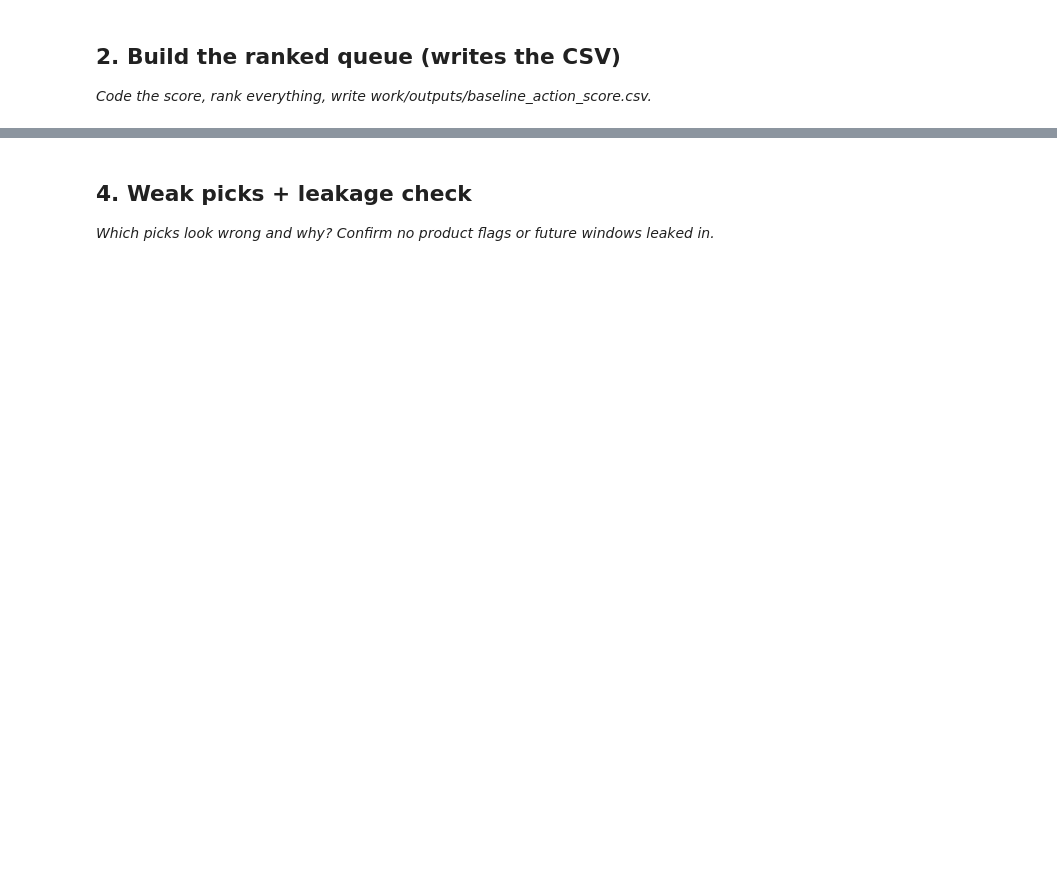
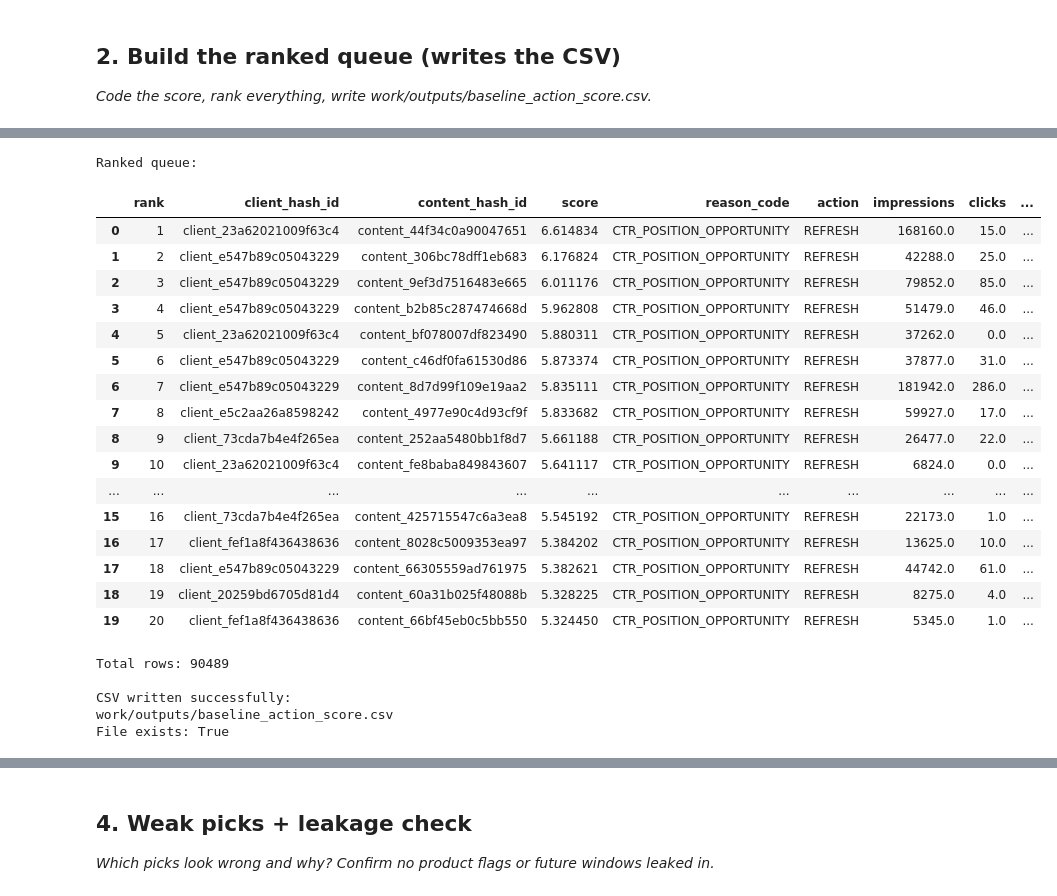
Before and after one commit to Anshikaag-28/Anshika-FlyRank-ML, a Jupyter notebook: work/notebooks/w04_baseline_score.ipynb, the cells around one changed output, grey strips where cells are left out. Saved outputs shown, nothing was run; the diff lists cells and outputs as text; code cells hidden in the pictures; blank space fills up the shorter version.

```diff
--- a/work/notebooks/w04_baseline_score.ipynb
+++ b/work/notebooks/w04_baseline_score.ipynb
@@ -94,0 +211,79 @@ Rows: 90489
+# %%
+# Rank all pages by baseline score
+import os
+
+queue = (
+    baseline
+    .sort_values(
+        by=["score", "impressions"],
+        ascending=[False, False]
+    )
+    .reset_index(drop=True)
+)
+
+queue["rank"] = np.arange(1, len(queue) + 1)
+
+queue = queue[
+    [
+        "rank",
+        "client_hash_id",
+        "content_hash_id",
+        "score",
+        "reason_code",
+        "action",
+        "impressions",
+        "clicks",
+        "sessions",
+        "ctr",
+        "avg_position",
+        "expected_ctr",
+        "ctr_gap"
+    ]
+]
+
+print("Ranked queue:")
+display(queue.head(20))
+
+print("\nTotal rows:", len(queue))
+
+output_dir = "work/outputs"
+os.makedirs(output_dir, exist_ok=True)
+
+output_path = os.path.join(
+    output_dir,
+    "baseline_action_score.csv"
+)
+
+queue.to_csv(
+    output_path,
+    index=False
+)
+
+print("\nCSV written successfully:")
+print(output_path)
+
+print("File exists:", os.path.exists(output_path))
+# %% [output]
+Ranked queue:
+|  | rank | client_hash_id | content_hash_id | score | reason_code | action | impressions | clicks | ... |
+| 0 | 1 | client_23a62021009f63c4 | content_44f34c0a90047651 | 6.614834 | CTR_POSITION_OPPORTUNITY | REFRESH | 168160.0 | 15.0 | ... |
+| 1 | 2 | client_e547b89c05043229 | content_306bc78dff1eb683 | 6.176824 | CTR_POSITION_OPPORTUNITY | REFRESH | 42288.0 | 25.0 | ... |
+| 2 | 3 | client_e547b89c05043229 | content_9ef3d7516483e665 | 6.011176 | CTR_POSITION_OPPORTUNITY | REFRESH | 79852.0 | 85.0 | ... |
+| 3 | 4 | client_e547b89c05043229 | content_b2b85c287474668d | 5.962808 | CTR_POSITION_OPPORTUNITY | REFRESH | 51479.0 | 46.0 | ... |
+| 4 | 5 | client_23a62021009f63c4 | content_bf078007df823490 | 5.880311 | CTR_POSITION_OPPORTUNITY | REFRESH | 37262.0 | 0.0 | ... |
+| 5 | 6 | client_e547b89c05043229 | content_c46df0fa61530d86 | 5.873374 | CTR_POSITION_OPPORTUNITY | REFRESH | 37877.0 | 31.0 | ... |
+| 6 | 7 | client_e547b89c05043229 | content_8d7d99f109e19aa2 | 5.835111 | CTR_POSITION_OPPORTUNITY | REFRESH | 181942.0 | 286.0 | ... |
+| 7 | 8 | client_e5c2aa26a8598242 | content_4977e90c4d93cf9f | 5.833682 | CTR_POSITION_OPPORTUNITY | REFRESH | 59927.0 | 17.0 | ... |
+| 8 | 9 | client_73cda7b4e4f265ea | content_252aa5480bb1f8d7 | 5.661188 | CTR_POSITION_OPPORTUNITY | REFRESH | 26477.0 | 22.0 | ... |
+| 9 | 10 | client_23a62021009f63c4 | content_fe8baba849843607 | 5.641117 | CTR_POSITION_OPPORTUNITY | REFRESH | 6824.0 | 0.0 | ... |
+| ... | ... | ... | ... | ... | ... | ... | ... | ... | ... |
+| 15 | 16 | client_73cda7b4e4f265ea | content_425715547c6a3ea8 | 5.545192 | CTR_POSITION_OPPORTUNITY | REFRESH | 22173.0 | 1.0 | ... |
+| 16 | 17 | client_fef1a8f436438636 | content_8028c5009353ea97 | 5.384202 | CTR_POSITION_OPPORTUNITY | REFRESH | 13625.0 | 10.0 | ... |
+| 17 | 18 | client_e547b89c05043229 | content_66305559ad761975 | 5.382621 | CTR_POSITION_OPPORTUNITY | REFRESH | 44742.0 | 61.0 | ... |
+| 18 | 19 | client_20259bd6705d81d4 | content_60a31b025f48088b | 5.328225 | CTR_POSITION_OPPORTUNITY | REFRESH | 8275.0 | 4.0 | ... |
+| 19 | 20 | client_fef1a8f436438636 | content_66bf45eb0c5bb550 | 5.324450 | CTR_POSITION_OPPORTUNITY | REFRESH | 5345.0 | 1.0 | ... |
+Total rows: 90489
+
+CSV written successfully:
+work/outputs/baseline_action_score.csv
+File exists: True
```
Also changed, not shown: parts of 12 cells of this notebook.
